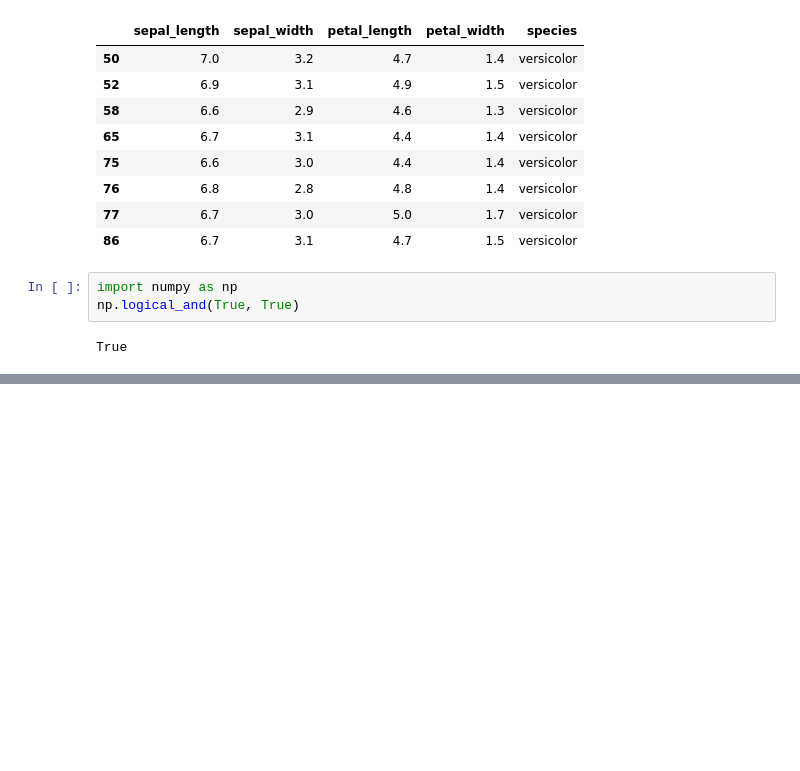
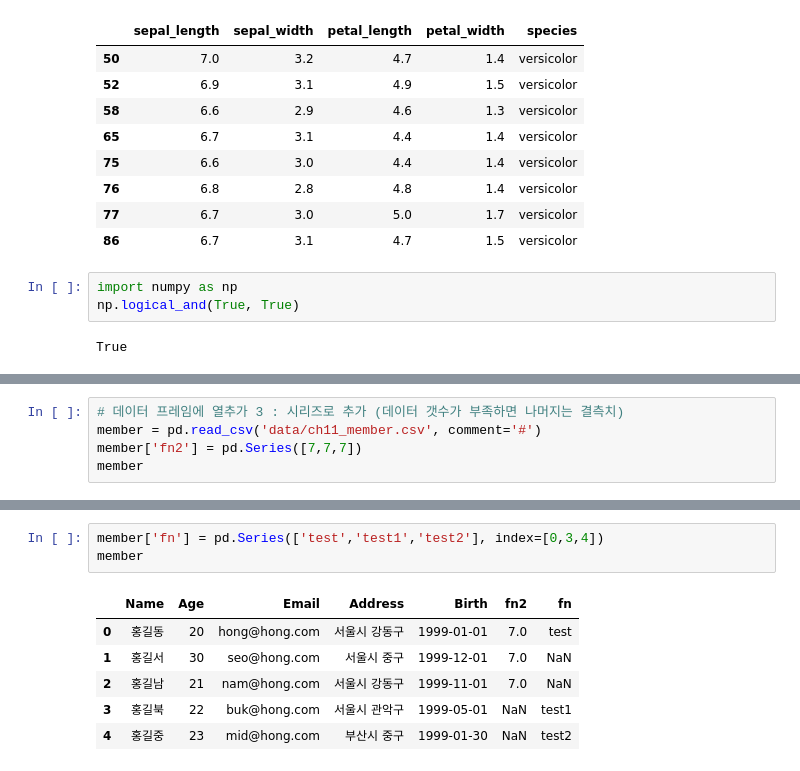
Before and after one commit to comlec/ai_x, a Jupyter notebook: source/01_python/ch11_데이터프레임과시리즈(Pandas)_1절~8절.ipynb, the cells around one changed output, grey strips where cells are left out. Saved outputs shown, nothing was run; the diff lists cells and outputs as text; blank space fills up the shorter version.

```diff
--- a/source/01_python/ch11_데이터프레임과시리즈(Pandas)_1절~8절.ipynb
+++ b/source/01_python/ch11_데이터프레임과시리즈(Pandas)_1절~8절.ipynb
@@ -1110,0 +1142,5 @@ member.drop(labels=['Age','Birth'], axis=1)
+# %%
+# 데이터 프레임에 열추가 3 : 시리즈로 추가 (데이터 갯수가 부족하면 나머지는 결측치)
+member = pd.read_csv('data/ch11_member.csv', comment='#')
+member['fn2'] = pd.Series([7,7,7])
+member
@@ -1110,0 +1154,10 @@ member.drop(labels=['Age','Birth'], axis=1)
+# %%
+member['fn'] = pd.Series(['test','test1','test2'], index=[0,3,4])
+member
+# %% [output]
+|  | Name | Age | Email | Address | Birth | fn2 | fn |
+| 0 | 홍길동 | 20 | hong@hong.com | 서울시 강동구 | 1999-01-01 | 7.0 | test |
+| 1 | 홍길서 | 30 | seo@hong.com | 서울시 중구 | 1999-12-01 | 7.0 | NaN |
+| 2 | 홍길남 | 21 | nam@hong.com | 서울시 강동구 | 1999-11-01 | 7.0 | NaN |
+| 3 | 홍길북 | 22 | buk@hong.com | 서울시 관악구 | 1999-05-01 | NaN | test1 |
+| 4 | 홍길중 | 23 | mid@hong.com | 부산시 중구 | 1999-01-30 | NaN | test2 |
```
Also changed, not shown: parts of 23 cells of this notebook.
